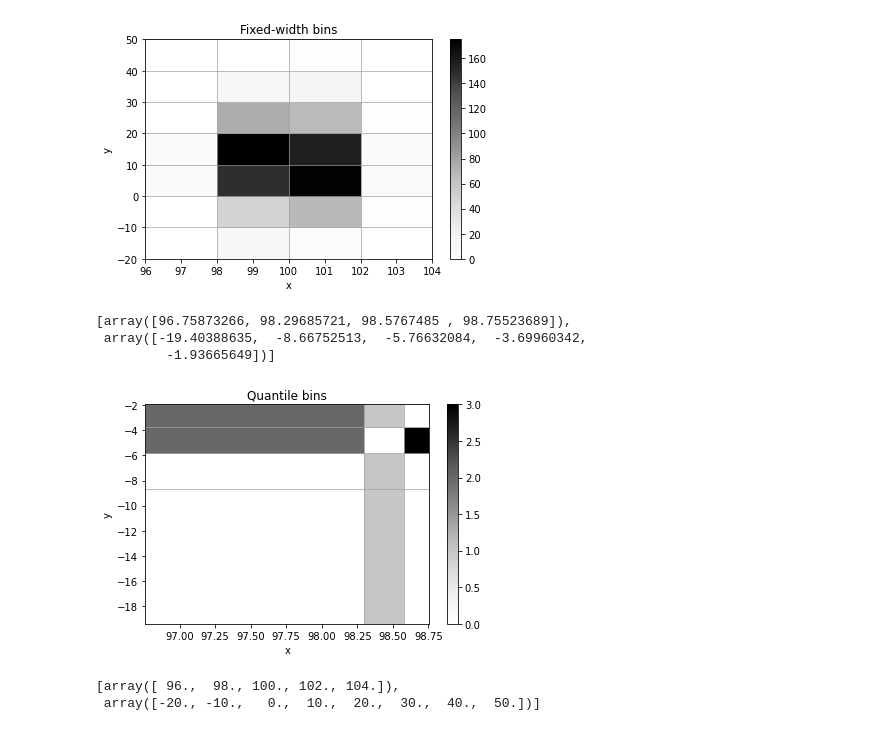
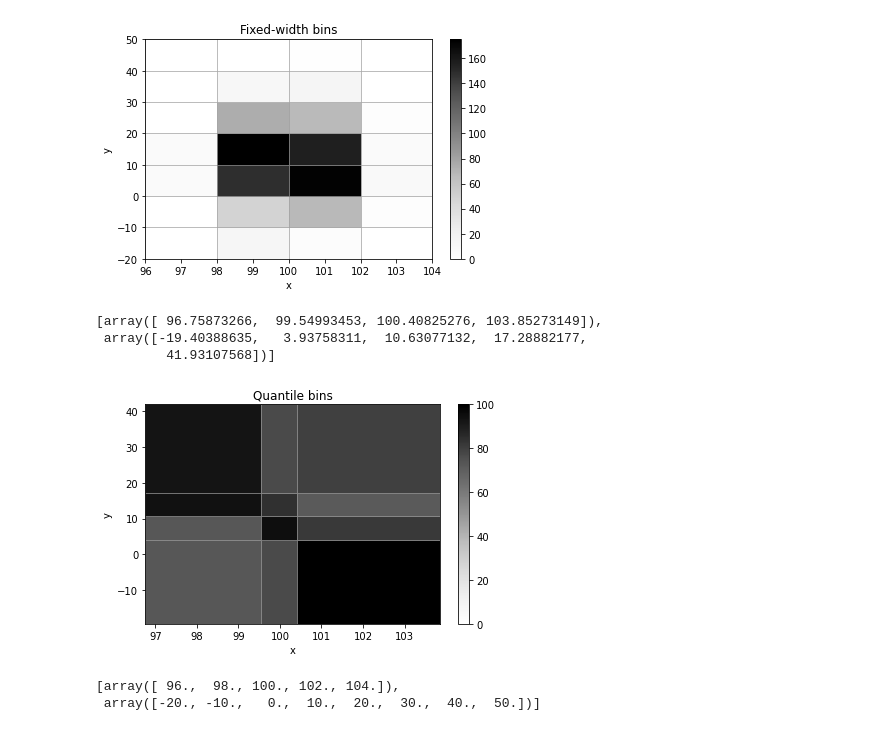
Before and after one commit to janpipek/physt, a Jupyter notebook: doc/2d_histograms.ipynb, the cells around one changed output. Drawn from its saved outputs; the diff is of its cells as text; code cells hidden in the pictures.

```diff
--- a/doc/2d_histograms.ipynb
+++ b/doc/2d_histograms.ipynb
@@ -45,14 +45,14 @@ histogram.numpy_bins
  array([-20., -10.,   0.,  10.,  20.,  30.,  40.,  50.])]
 [figure]
 # %%
-histogram = h2(x, y, "quantile", bin_count=(3, 4), name="Quantile bins", axis_names=["x", "y"])
+histogram = h2(x, y, "quantile", bin_count=[3, 4], name="Quantile bins", axis_names=["x", "y"])
 histogram.plot(cmap_min=0);
 histogram.numpy_bins
 # %% [output]
-[array([96.75873266, 98.29685721, 98.5767485 , 98.75523689]),
- array([-19.40388635,  -8.66752513,  -5.76632084,  -3.69960342,
-         -1.93665649])]
+[array([ 96.75873266,  99.54993453, 100.40825276, 103.85273149]),
+ array([-19.40388635,   3.93758311,  10.63077132,  17.28882177,
+         41.93107568])]
-[figure, old version]
+[figure, new version]
 # %%
 histogram = h2(x, y, "human", bin_count=5, name="Human-friendly bins", axis_names=["x", "y"])
 histogram.plot();
```
Also changed, not shown: parts of 3 cells of this notebook, 1 other file.
